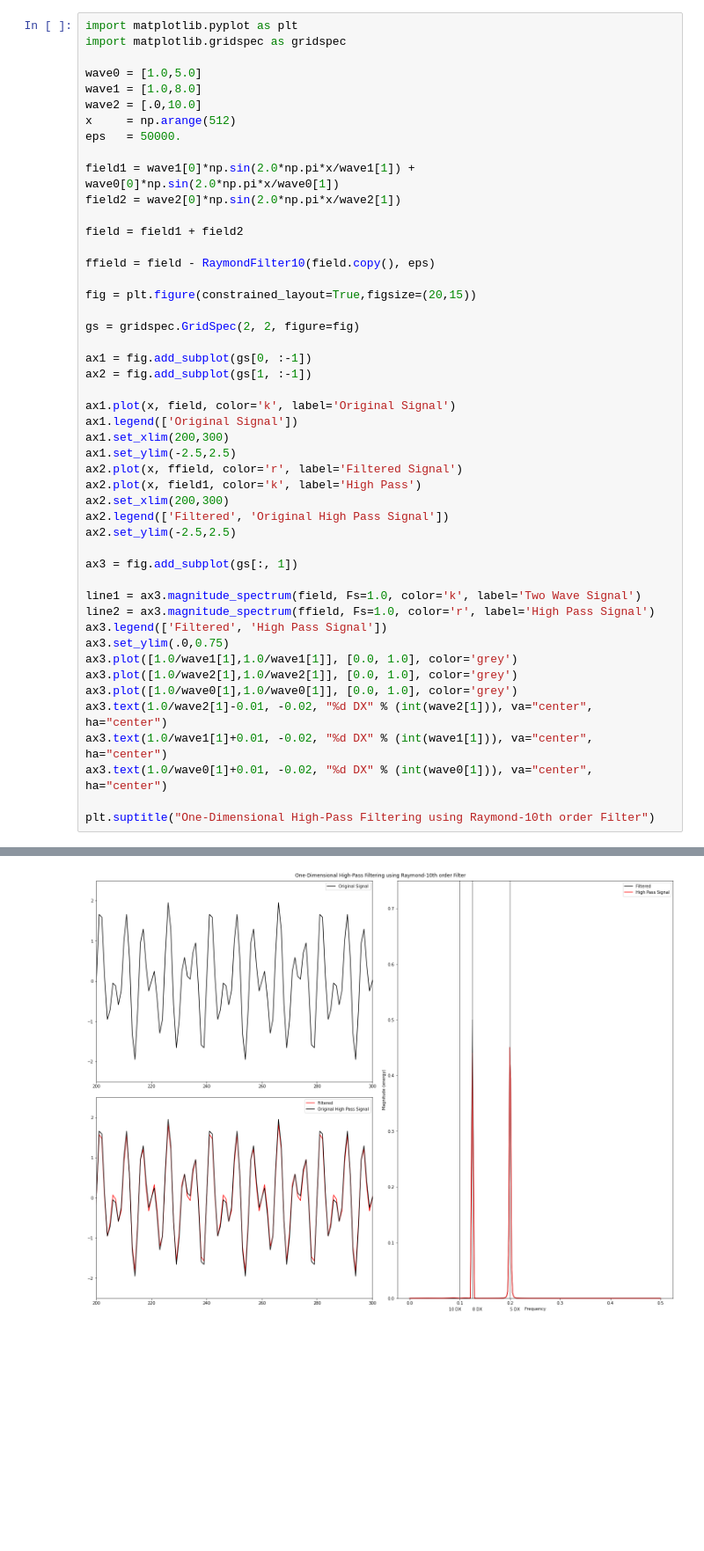
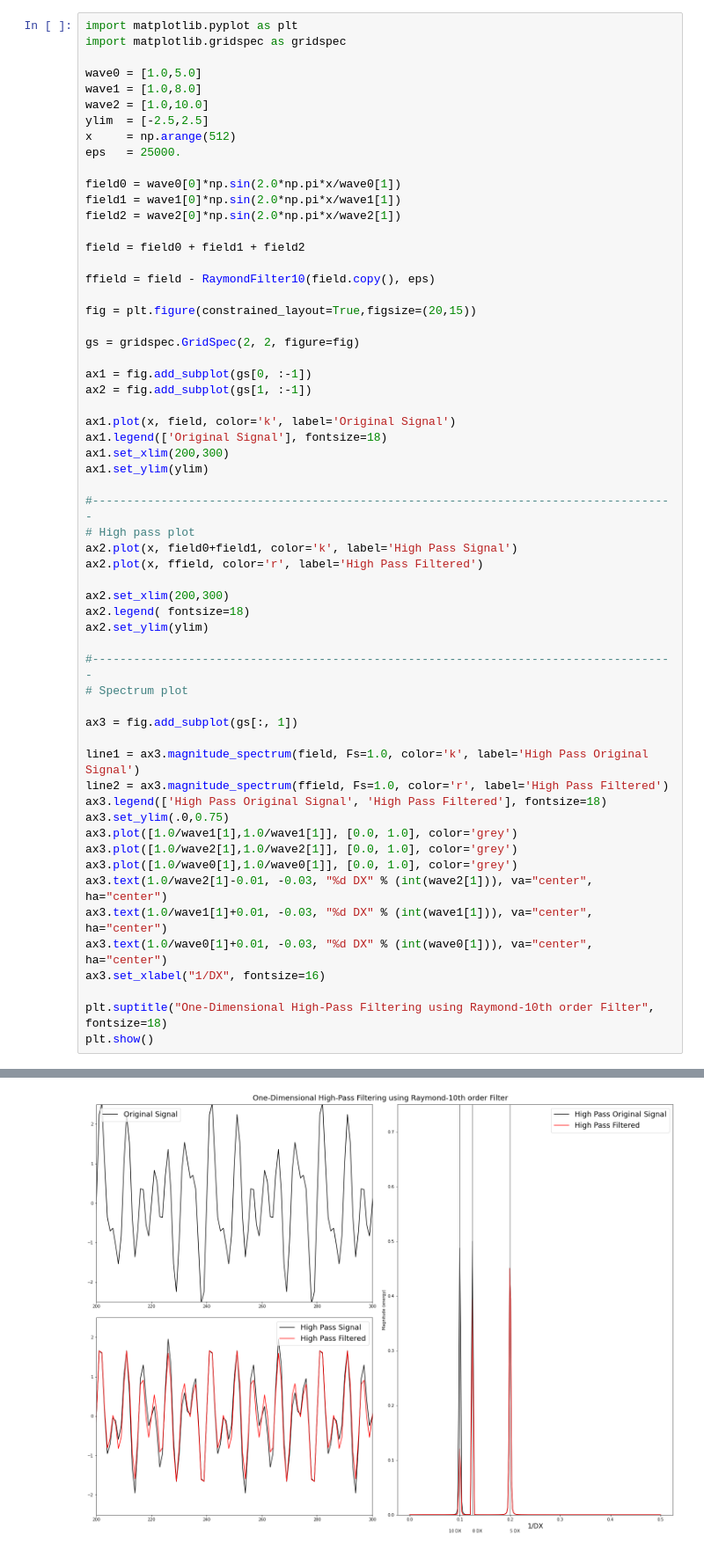
Before and after one commit to louiswicker/my_IPythonNotebooks, a Jupyter notebook: FV3_ARW_tools/TestFilter.ipynb, the cells around one changed output, grey strips where cells are left out. Shown at 88% size. Drawn from its saved outputs; the diff is of its cells as text; blank space fills up the shorter version.

```diff
--- a/FV3_ARW_tools/TestFilter.ipynb
+++ b/FV3_ARW_tools/TestFilter.ipynb
@@ -68,14 +68,16 @@ import matplotlib.gridspec as gridspec
 
 wave0 = [1.0,5.0]
 wave1 = [1.0,8.0]
-wave2 = [.0,10.0]
+wave2 = [1.0,10.0]
+ylim  = [-2.5,2.5]
 x     = np.arange(512)
-eps   = 50000.
+eps   = 25000.
 
-field1 = wave1[0]*np.sin(2.0*np.pi*x/wave1[1]) + wave0[0]*np.sin(2.0*np.pi*x/wave0[1])
+field0 = wave0[0]*np.sin(2.0*np.pi*x/wave0[1])
+field1 = wave1[0]*np.sin(2.0*np.pi*x/wave1[1])
 field2 = wave2[0]*np.sin(2.0*np.pi*x/wave2[1])
 
-field = field1 + field2
+field = field0 + field1 + field2
 
 ffield = field - RaymondFilter10(field.copy(), eps)
 
@@ -87,27 +89,36 @@ ax1 = fig.add_subplot(gs[0, :-1])
 ax2 = fig.add_subplot(gs[1, :-1])
 
 ax1.plot(x, field, color='k', label='Original Signal')
-ax1.legend(['Original Signal'])
+ax1.legend(['Original Signal'], fontsize=18)
 ax1.set_xlim(200,300)
-ax1.set_ylim(-2.5,2.5)
-ax2.plot(x, ffield, color='r', label='Filtered Signal')
-ax2.plot(x, field1, color='k', label='High Pass')
+ax1.set_ylim(ylim)
+
+#-------------------------------------------------------------------------------------
+# High pass plot
+ax2.plot(x, field0+field1, color='k', label='High Pass Signal')
+ax2.plot(x, ffield, color='r', label='High Pass Filtered')
+
 ax2.set_xlim(200,300)
-ax2.legend(['Filtered', 'Original High Pass Signal'])
-ax2.set_ylim(-2.5,2.5)
+ax2.legend( fontsize=18)
+ax2.set_ylim(ylim)
+
+#-------------------------------------------------------------------------------------
+# Spectrum plot
 
 ax3 = fig.add_subplot(gs[:, 1])
 
-line1 = ax3.magnitude_spectrum(field, Fs=1.0, color='k', label='Two Wave Signal')
-line2 = ax3.magnitude_spectrum(ffield, Fs=1.0, color='r', label='High Pass Signal')
-ax3.legend(['Filtered', 'High Pass Signal'])
+line1 = ax3.magnitude_spectrum(field, Fs=1.0, color='k', label='High Pass Original Signal')
+line2 = ax3.magnitude_spectrum(ffield, Fs=1.0, color='r', label='High Pass Filtered')
+ax3.legend(['High Pass Original Signal', 'High Pass Filtered'], fontsize=18)
 ax3.set_ylim(.0,0.75)
 ax3.plot([1.0/wave1[1],1.0/wave1[1]], [0.0, 1.0], color='grey')
 ax3.plot([1.0/wave2[1],1.0/wave2[1]], [0.0, 1.0], color='grey')
 ax3.plot([1.0/wave0[1],1.0/wave0[1]], [0.0, 1.0], color='grey')
-ax3.text(1.0/wave2[1]-0.01, -0.02, "%d DX" % (int(wave2[1])), va="center", ha="center")
-ax3.text(1.0/wave1[1]+0.01, -0.02, "%d DX" % (int(wave1[1])), va="center", ha="center")
-ax3.text(1.0/wave0[1]+0.01, -0.02, "%d DX" % (int(wave0[1])), va="center", ha="center")
+ax3.text(1.0/wave2[1]-0.01, -0.03, "%d DX" % (int(wave2[1])), va="center", ha="center")
+ax3.text(1.0/wave1[1]+0.01, -0.03, "%d DX" % (int(wave1[1])), va="center", ha="center")
+ax3.text(1.0/wave0[1]+0.01, -0.03, "%d DX" % (int(wave0[1])), va="center", ha="center")
+ax3.set_xlabel("1/DX", fontsize=16)
 
-plt.suptitle("One-Dimensional High-Pass Filtering using Raymond-10th order Filter")
+plt.suptitle("One-Dimensional High-Pass Filtering using Raymond-10th order Filter", fontsize=18)
+plt.show()
 # %% [output]
@@ -115 +125 @@ Text(0.5, 0.98, 'One-Dimensional High-Pass Filtering using Raymond-10th order Fi
-[figure, old version]
+[figure, new version]
```
Also changed, not shown: parts of 1 cell of this notebook, 2 other files.
